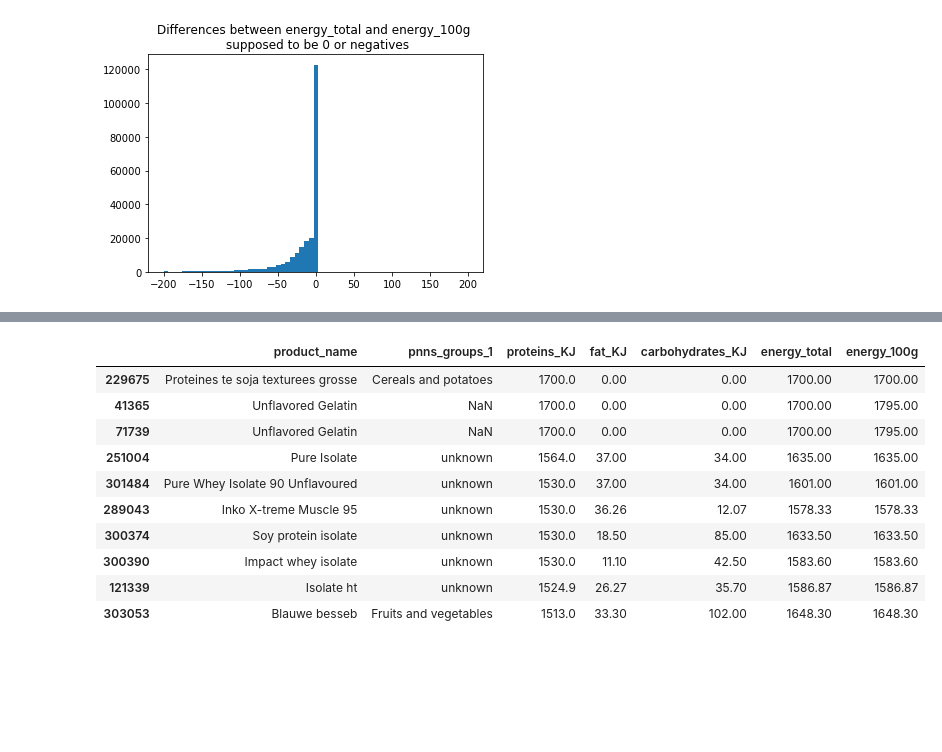
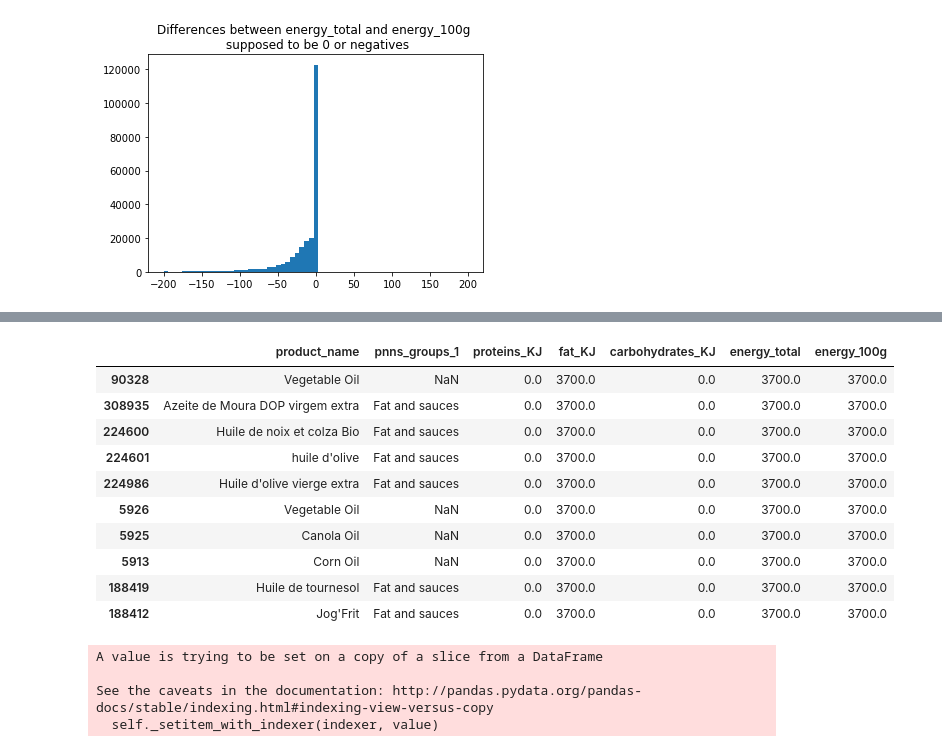
Before and after one commit to LyesOUDINACHE/EPFL-Course, a Jupyter notebook: 2-9 - Course Project 2 - Openfoodfacts.ipynb, the cells around one changed output, grey strips where cells are left out. Drawn from its saved outputs; the diff is of its cells as text; code cells hidden in the pictures; blank space fills up the shorter version.

```diff
--- a/2-9 - Course Project 2 - Openfoodfacts.ipynb
+++ b/2-9 - Course Project 2 - Openfoodfacts.ipynb
@@ -245,7 +245,7 @@ numeric_cumulative = numeric_columns[0:-2]
 def change_negatives(df, value, list_column):
     df=df.copy()
     for column in list_column:
-        df[df[column] < 0] = 0
+        df[df[column] < 0] = value
     return df
 
 df = change_negatives(df,0,numeric_cumulative);
@@ -1017,14 +1020,26 @@ analyser la part camembert de fat/sucre/prot/reste
 # %%
-df_B.loc[:,['product_name','pnns_groups_1','proteins_KJ','fat_KJ','carbohydrates_KJ','energy_total','energy_100g']].sort_values('proteins_KJ', ascending = False)[:10]
+df_B.loc[:,['product_name','pnns_groups_1','proteins_KJ','fat_KJ','carbohydrates_KJ','energy_total','energy_100g']].sort_values('energy_total', ascending = False)[:10]
 # %% [output]
 |  | product_name | pnns_groups_1 | proteins_KJ | fat_KJ | carbohydrates_KJ | energy_total | energy_100g |
-| 229675 | Proteines te soja texturees grosse | Cereals and potatoes | 1700.0 | 0.00 | 0.00 | 1700.00 | 1700.00 |
-| 41365 | Unflavored Gelatin | NaN | 1700.0 | 0.00 | 0.00 | 1700.00 | 1795.00 |
-| 71739 | Unflavored Gelatin | NaN | 1700.0 | 0.00 | 0.00 | 1700.00 | 1795.00 |
-| 251004 | Pure Isolate | unknown | 1564.0 | 37.00 | 34.00 | 1635.00 | 1635.00 |
-| 301484 | Pure Whey Isolate 90 Unflavoured | unknown | 1530.0 | 37.00 | 34.00 | 1601.00 | 1601.00 |
-| 289043 | Inko X-treme Muscle 95 | unknown | 1530.0 | 36.26 | 12.07 | 1578.33 | 1578.33 |
-| 300374 | Soy protein isolate | unknown | 1530.0 | 18.50 | 85.00 | 1633.50 | 1633.50 |
-| 300390 | Impact whey isolate | unknown | 1530.0 | 11.10 | 42.50 | 1583.60 | 1583.60 |
-| 121339 | Isolate ht | unknown | 1524.9 | 26.27 | 35.70 | 1586.87 | 1586.87 |
-| 303053 | Blauwe besseb | Fruits and vegetables | 1513.0 | 33.30 | 102.00 | 1648.30 | 1648.30 |
+| 90328 | Vegetable Oil | NaN | 0.0 | 3700.0 | 0.0 | 3700.0 | 3700.0 |
+| 308935 | Azeite de Moura DOP virgem extra | Fat and sauces | 0.0 | 3700.0 | 0.0 | 3700.0 | 3700.0 |
+| 224600 | Huile de noix et colza Bio | Fat and sauces | 0.0 | 3700.0 | 0.0 | 3700.0 | 3700.0 |
+| 224601 | huile d'olive | Fat and sauces | 0.0 | 3700.0 | 0.0 | 3700.0 | 3700.0 |
+| 224986 | Huile d'olive vierge extra | Fat and sauces | 0.0 | 3700.0 | 0.0 | 3700.0 | 3700.0 |
+| 5926 | Vegetable Oil | NaN | 0.0 | 3700.0 | 0.0 | 3700.0 | 3700.0 |
+| 5925 | Canola Oil | NaN | 0.0 | 3700.0 | 0.0 | 3700.0 | 3700.0 |
+| 5913 | Corn Oil | NaN | 0.0 | 3700.0 | 0.0 | 3700.0 | 3700.0 |
+| 188419 | Huile de tournesol | Fat and sauces | 0.0 | 3700.0 | 0.0 | 3700.0 | 3700.0 |
+| 188412 | Jog'Frit | Fat and sauces | 0.0 | 3700.0 | 0.0 | 3700.0 | 3700.0 |
+# %%
+# Create a new column with the 4 categories I have identified
+df_B['energy_level'] = ''
+df_B['energy_level'].loc[df_B['energy_100g'] < 600] = 'low'
+df_B['energy_level'].loc[(df_B['energy_100g'] >= 600) & (df_B['energy_100g'] < 1400)] = 'medium'
+df_B['energy_level'].loc[(df_B['energy_100g'] >= 1400) & (df_B['energy_100g'] < 3000)] = 'high'
+df_B['energy_level'].loc[(df_B['energy_100g'] >= 3000)] = 'very high'
+# %% [output]
+A value is trying to be set on a copy of a slice from a DataFrame
+
+See the caveats in the documentation: http://pandas.pydata.org/pandas-docs/stable/indexing.html#indexing-view-versus-copy
+  self._setitem_with_indexer(indexer, value)
```
Also changed, not shown: parts of 25 cells of this notebook.
